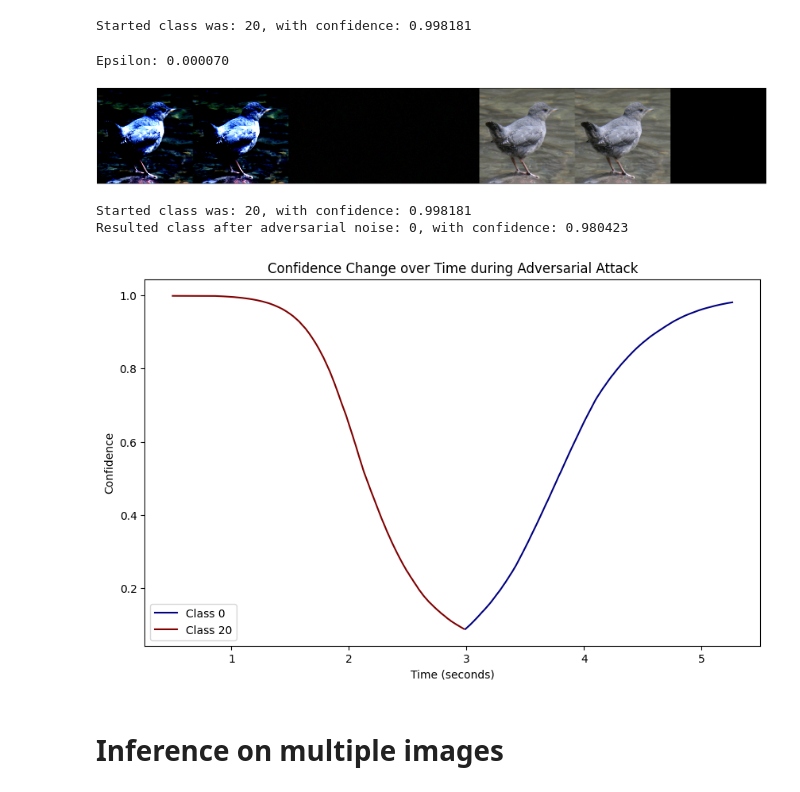
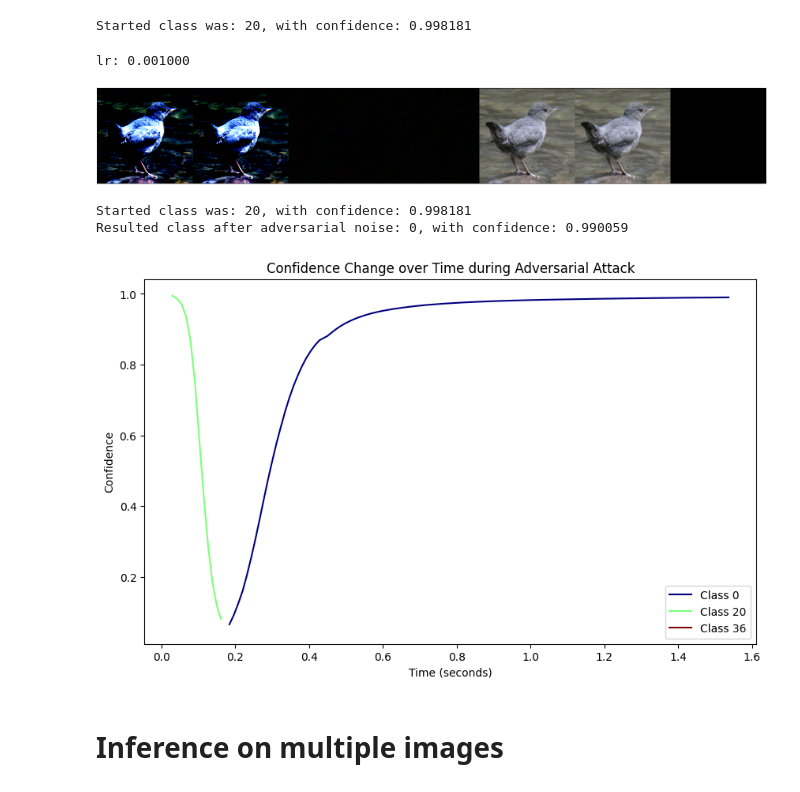
Before and after one commit to nerlfield/adversarial-examples, a Jupyter notebook: notebooks/02_fixed_01_adv_noise_cleanup.ipynb, the cells around one changed output. Saved outputs shown, nothing was run; the diff lists cells and outputs as text; code cells hidden in the pictures.

Commit message:
Update adversarial attack example

```diff
--- a/notebooks/02_fixed_01_adv_noise_cleanup.ipynb
+++ b/notebooks/02_fixed_01_adv_noise_cleanup.ipynb
@@ -68,13 +73,9 @@ from tqdm.auto import tqdm
 import time
 import matplotlib.pyplot as plt
 
-def fgsm_attack(image, epsilon, data_grad):
-    sign_data_grad = data_grad.sign()
-    perturbed_image = image + epsilon * sign_data_grad
-    return perturbed_image
-
-def attack(model, input_image, target_class, epsilon=0.007, num_iterations=1000, lambda_reg=0.05, verbose=True, stop_criteria=0.5):
+def attack(model, input_image, target_class, lr=0.007, num_iterations=1000, lambda_reg=0.05, verbose=True, stop_criteria=0.5):
     perturbed_image = input_image.clone().detach().requires_grad_(True)
+    optimizer = torch.optim.AdamW([perturbed_image], lr=lr)  # Initialize optimizer with perturbed_image as the parameter to optimize
     target_tensor = torch.tensor([target_class], dtype=torch.long, device=input_image.device)
 
     metrics = []
@@ -83,21 +84,20 @@ def attack(model, input_image, target_class, epsilon=0.007, num_iterations=1000,
     progress = list(range(num_iterations))
     if verbose:
         progress = tqdm(progress)
-        print(f"Epsilon: {epsilon:.6f}")
+        print(f"lr: {lr:.6f}")
 
     for _ in progress:
-        model.zero_grad()
+        optimizer.zero_grad()  # Reset gradients for the optimizer
+        model.zero_grad()  # Reset gradients for the model
 
         output = model(perturbed_image)
-        loss_adv = -F.cross_entropy(output, target_tensor)
+        loss_adv = F.cross_entropy(output, target_tensor)
 
         loss_reg = lambda_reg * F.mse_loss(perturbed_image, input_image)
         loss = loss_adv + loss_reg
 
         loss.backward()
-
-        perturbed_image.data = fgsm_attack(perturbed_image.data, epsilon, perturbed_image.grad.data)
-        perturbed_image.grad.data.zero_()
+        optimizer.step()  # Apply gradients to perturbed_image via optimizer
 
         res_class_id, res_conf = get_class_conf(model, perturbed_image)
         current_time = time.time() - start_time
@@ -122,37 +122,37 @@ def plot_metrics(metrics):
 
     for cls in unique_classes:
         class_times = [m['time'] for m in metrics if m['class_id'] == cls]
         class_confidences = [m['confidence'] for m in metrics if m['class_id'] == cls]
         plt.plot(class_times, class_confidences, label=f'Class {cls}', color=class_to_color[cls])
 
     plt.xlabel('Time (seconds)')
     plt.ylabel('Confidence')
     plt.title('Confidence Change over Time during Adversarial Attack')
     plt.legend()
     plt.show()
 
 in_b = batch
 
-adv_example, metrics = attack(model, in_b, 0, epsilon=0.00007, num_iterations=1000, lambda_reg=0.05, stop_criteria=0.98)
+adv_example, metrics = attack(model, in_b, 0, lr=1e-3, num_iterations=1000, lambda_reg=0.05, stop_criteria=0.99)
 
 bdiff = in_b - adv_example
 adiff = adv_example - in_b
 
 display(torch.cat([in_b, adv_example, bdiff, adiff, denorm(adv_example), denorm(in_b), denorm(adv_example) - denorm(in_b)], dim=3).rgb)
 
 ref_class_id, ref_conf = get_class_conf(model, in_b)
 print(f"Started class was: {ref_class_id}, with confidence: {ref_conf:.6f}")
 
 res_class_id, res_conf = get_class_conf(model, adv_example)
 print(f"Resulted class after adversarial noise: {res_class_id}, with confidence: {res_conf:.6f}")
 
 plot_metrics(metrics)
 # %% [output]
-Epsilon: 0.000070
+lr: 0.001000
 [figure]
 Started class was: 20, with confidence: 0.998181
-Resulted class after adversarial noise: 0, with confidence: 0.980423
+Resulted class after adversarial noise: 0, with confidence: 0.990059
-[figure, old version]
+[figure, new version]
 # %% [markdown]
 # Inference on multiple images
 # %%
```
Also changed, not shown: parts of 3 cells of this notebook.
